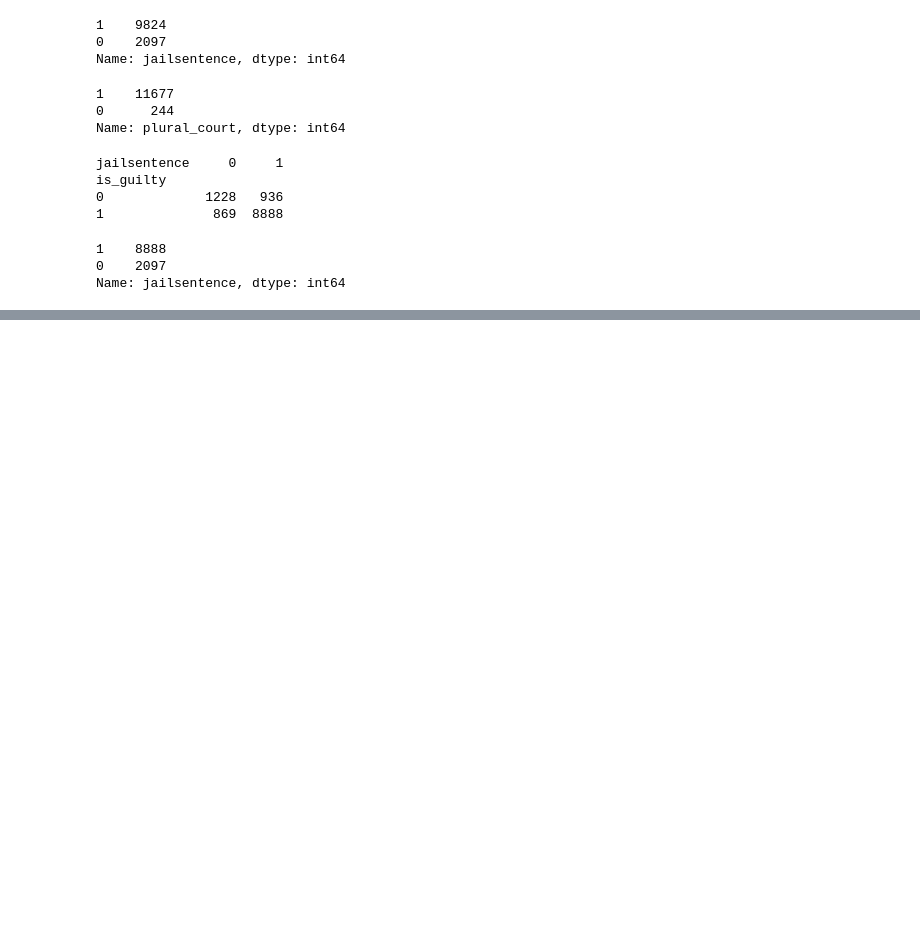
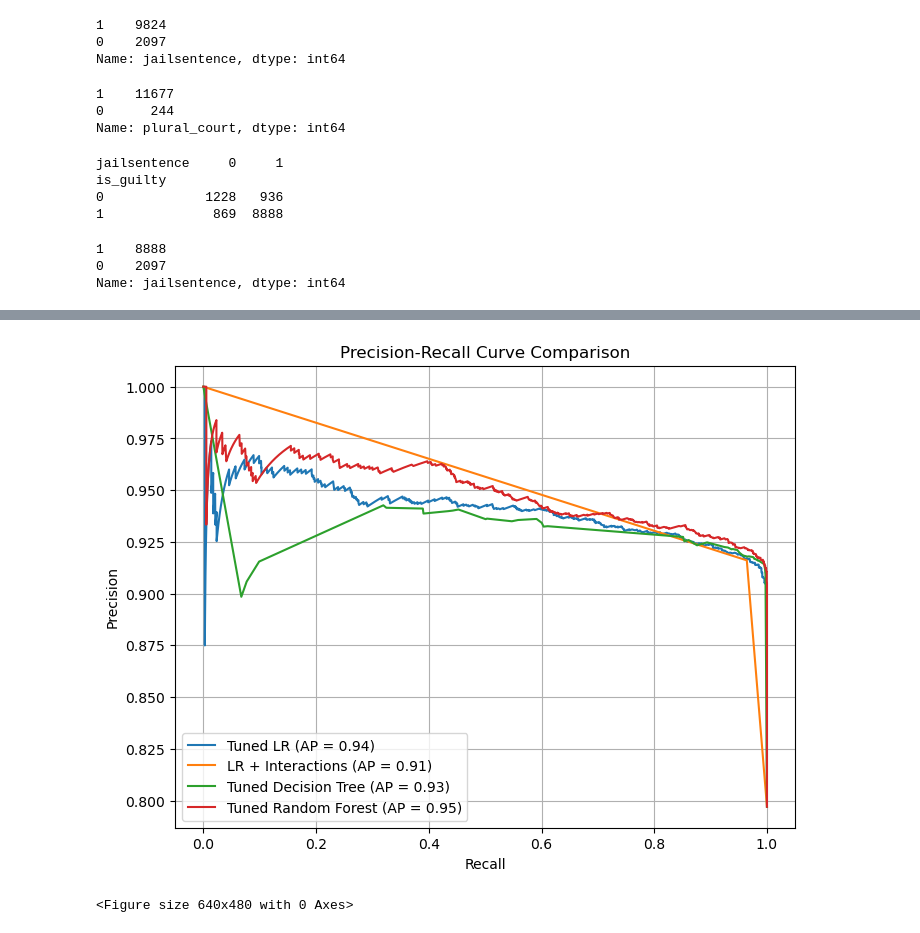
Before and after one commit to sammyhamwi/0HM270-Data-Assignment, a Jupyter notebook: Supercrunchers - model script.ipynb, the cells around one changed output, grey strips where cells are left out. Saved outputs shown, nothing was run; the diff lists cells and outputs as text; code cells hidden in the pictures; blank space fills up the shorter version.

```diff
--- a/Supercrunchers - model script.ipynb
+++ b/Supercrunchers - model script.ipynb
@@ -385,0 +783,34 @@ plt.savefig('C:/Users/20202300/OneDrive - TU Eindhoven/Documents/Eindhoven2/0HM2
+# %%
+#compute precision-recall curves and average precision scores (area under PR curve) --> FIGURE [X] in report
+precision_LR, recall_LR, _ = precision_recall_curve(y_test, y_pred_proba_LR)
+ap_LR = average_precision_score(y_test, y_pred_proba_LR)
+
+precision_LR_inter, recall_LR_inter, _ = precision_recall_curve(y_test, y_pred_LR_inter)
+ap_LR_inter = average_precision_score(y_test, y_pred_LR_inter)
+
+precision_DT, recall_DT, _ = precision_recall_curve(y_test, y_pred_proba_DT)
+ap_DT = average_precision_score(y_test, y_pred_proba_DT)
+
+precision_RF, recall_RF, _ = precision_recall_curve(y_test, y_pred_proba_RF)
+ap_RF = average_precision_score(y_test, y_pred_proba_RF)
+
+
+# Plot PR curves --> FIGURE 7 IN THE REPORT
+plt.figure(figsize=(8, 6))
+
+plt.plot(recall_LR, precision_LR, label=f'Tuned LR (AP = {ap_LR:.2f})')
+plt.plot(recall_LR_inter, precision_LR_inter, label=f'LR + Interactions (AP = {ap_LR_inter:.2f})')
+plt.plot(recall_DT, precision_DT, label=f'Tuned Decision Tree (AP = {ap_DT:.2f})')
+plt.plot(recall_RF, precision_RF, label=f'Tuned Random Forest (AP = {ap_RF:.2f})')
+
+plt.xlabel('Recall')
+plt.ylabel('Precision')
+plt.title('Precision-Recall Curve Comparison')
+plt.legend(loc='lower left')
+plt.grid()
+plt.show()
+
+plt.savefig('precision-recall curve comparison.png')
+# %% [output]
+[figure, added]
+<Figure size 640x480 with 0 Axes>
```
Also changed, not shown: parts of 35 cells of this notebook.
